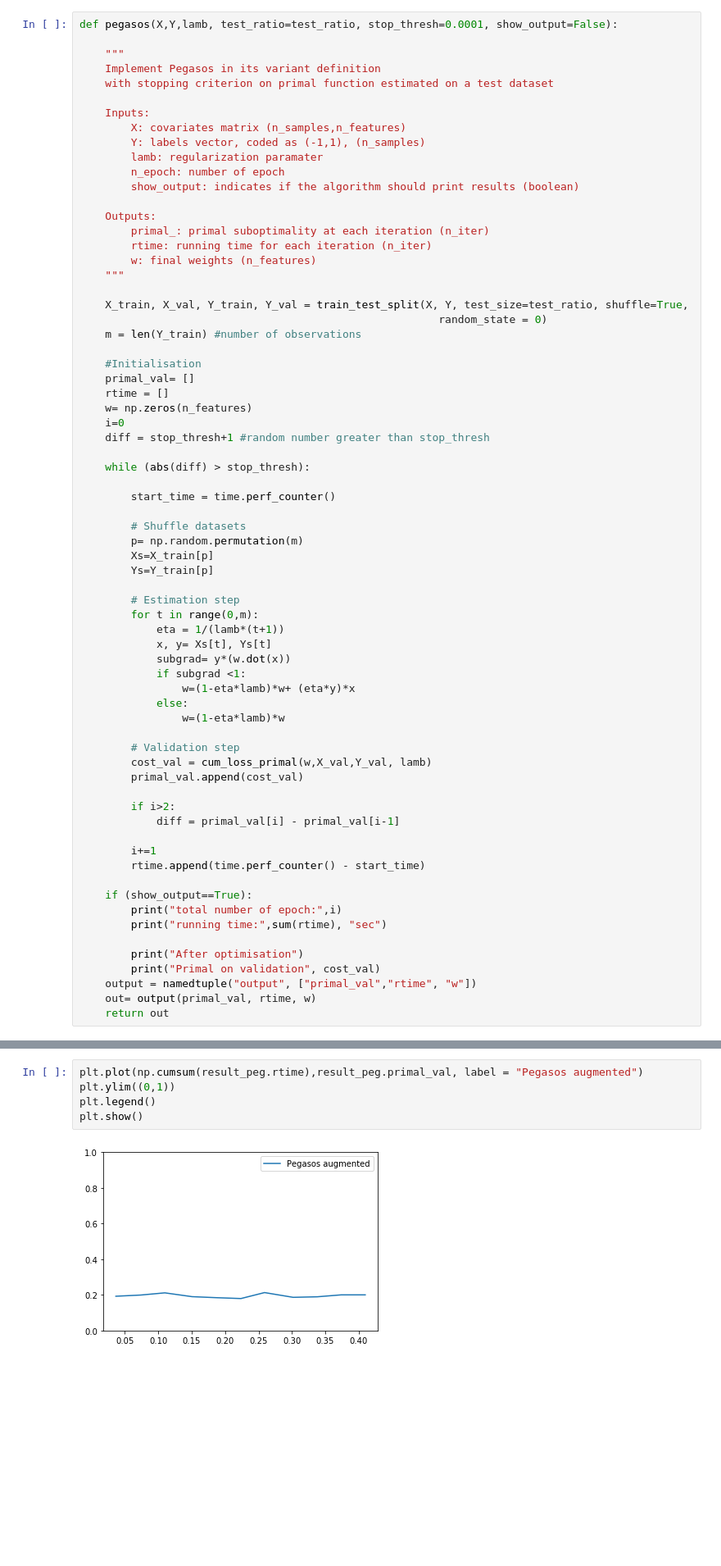
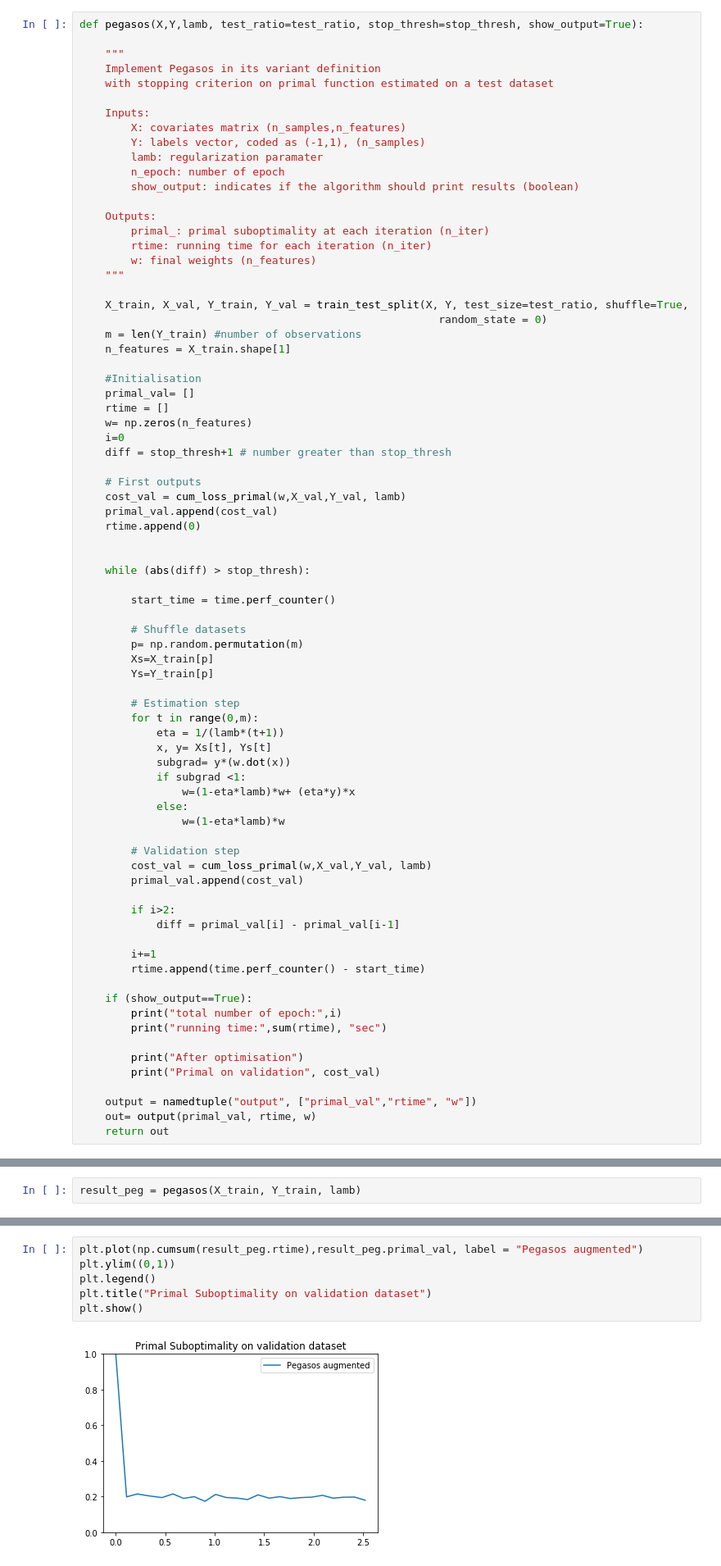
Before and after one commit to gauthier-schweitzer/soadml, a Jupyter notebook: Projet.ipynb, the cells around one changed output, grey strips where cells are left out. Shown at 82% size. Drawn from its saved outputs; the diff is of its cells as text; blank space fills up the shorter version.

Commit message:
add implementation on contraception dataset

```diff
--- a/Projet.ipynb
+++ b/Projet.ipynb
@@ -822,7 +818,7 @@ After several experiments and readings (especially a conference by Bottou -http:
 test_ratio = 0.2
 X_train, X_test, Y_train, Y_test = train_test_split(X, Y, test_size=test_ratio, shuffle=True, random_state = 0)
 # %%
-def pegasos(X,Y,lamb, test_ratio=test_ratio, stop_thresh=0.0001, show_output=False):
+def pegasos(X,Y,lamb, test_ratio=test_ratio, stop_thresh=stop_thresh, show_output=True):
 
     """
     Implement Pegasos in its variant definition
@@ -844,13 +840,20 @@ def pegasos(X,Y,lamb, test_ratio=test_ratio, stop_thresh=0.0001, show_output=Fal
     X_train, X_val, Y_train, Y_val = train_test_split(X, Y, test_size=test_ratio, shuffle=True,
                                                         random_state = 0)
     m = len(Y_train) #number of observations
+    n_features = X_train.shape[1]
 
     #Initialisation
     primal_val= []
     rtime = []
     w= np.zeros(n_features)
     i=0
-    diff = stop_thresh+1 #random number greater than stop_thresh
+    diff = stop_thresh+1 # number greater than stop_thresh
+
+    # First outputs
+    cost_val = cum_loss_primal(w,X_val,Y_val, lamb)
+    primal_val.append(cost_val)
+    rtime.append(0)
+
 
     while (abs(diff) > stop_thresh):
 
@@ -887,6 +890,7 @@ def pegasos(X,Y,lamb, test_ratio=test_ratio, stop_thresh=0.0001, show_output=Fal
 
         print("After optimisation")
         print("Primal on validation", cost_val)
+
     output = namedtuple("output", ["primal_val","rtime", "w"])
     out= output(primal_val, rtime, w)
     return out
@@ -901,0 +897,2 @@ Primal on validation 0.200064286909
+# %%
+result_peg = pegasos(X_train, Y_train, lamb)
@@ -902,10 +904,11 @@ Primal on validation 0.200064286909
 # %%
 plt.plot(np.cumsum(result_peg.rtime),result_peg.primal_val, label = "Pegasos augmented")
 plt.ylim((0,1))
 plt.legend()
+plt.title("Primal Suboptimality on validation dataset")
 plt.show()
 # %% [output]
-[figure, old version]
+[figure, new version]
 # %% [markdown]
 ### SDCA
 
```
Also changed, not shown: parts of 53 cells of this notebook.
